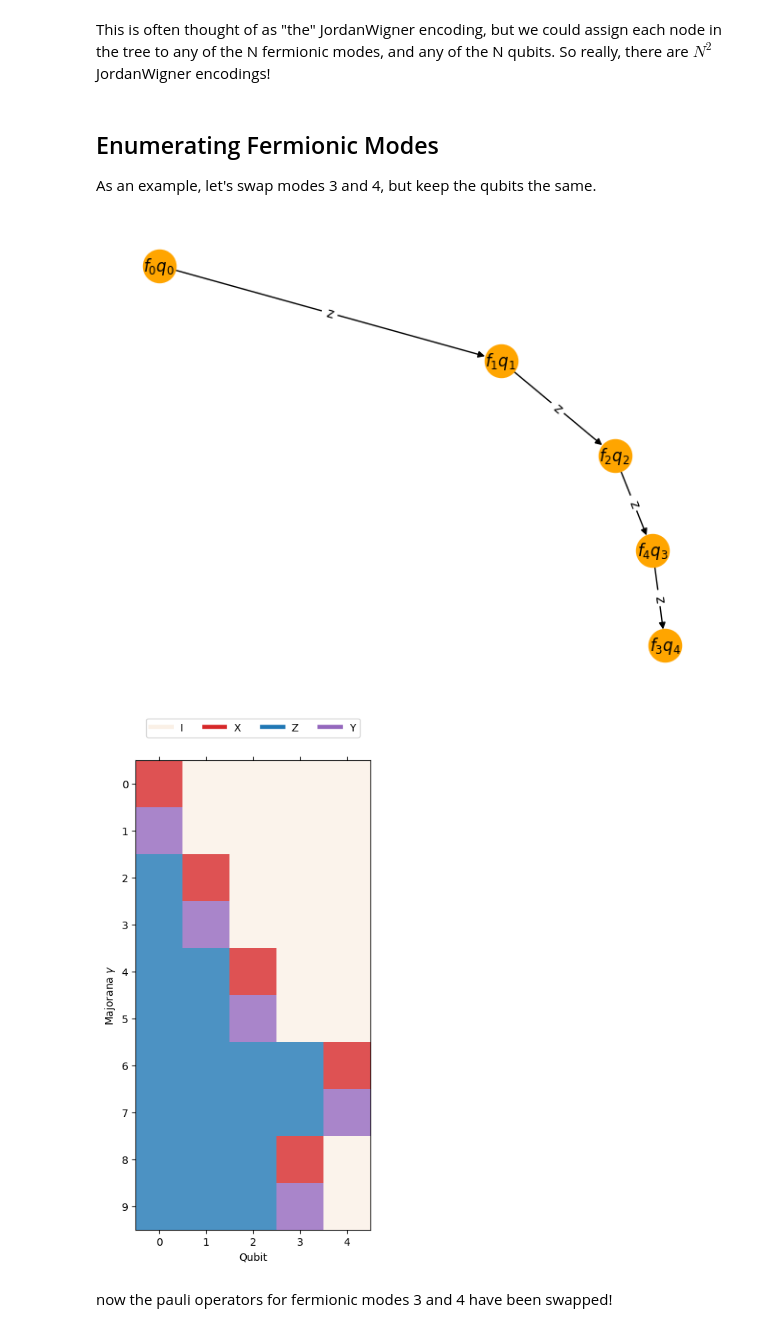
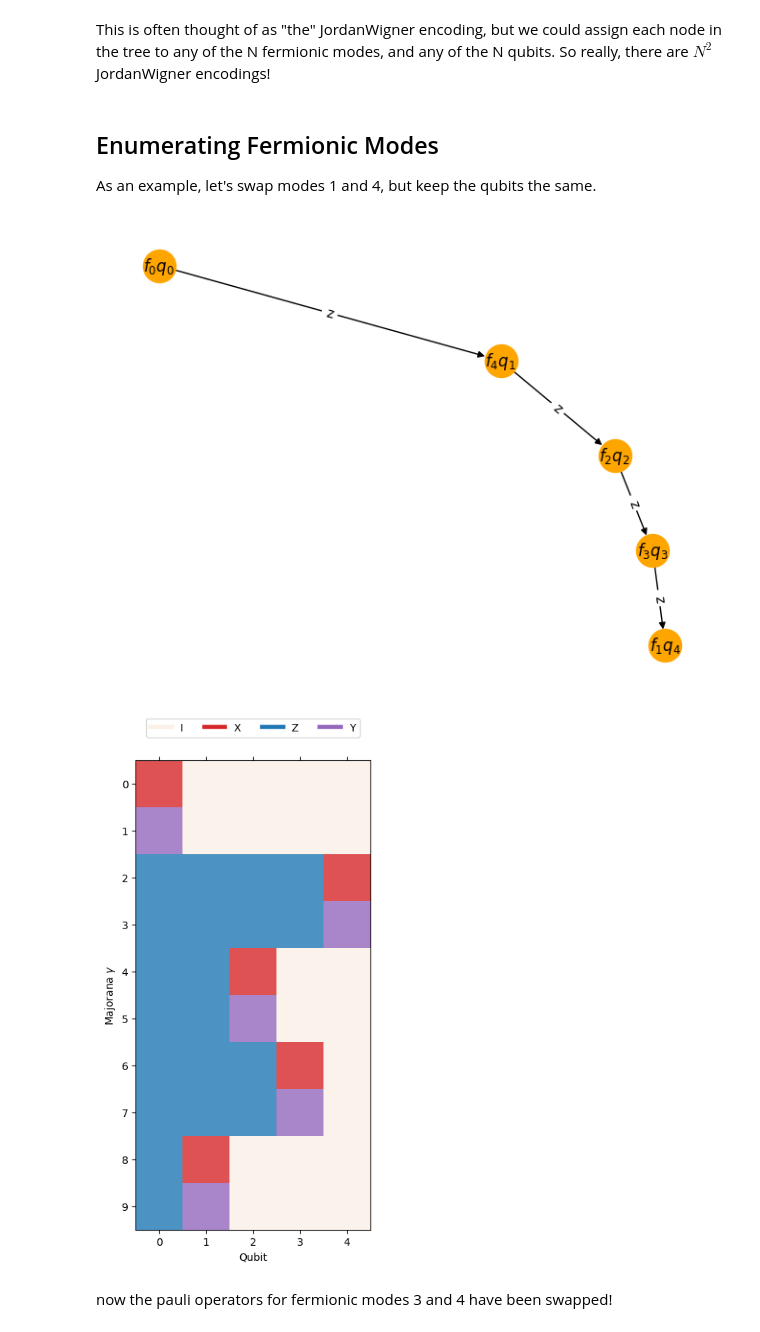
Before and after one commit to UCL-CCS/ferrmion, a Jupyter notebook: docs/source/notebooks/growing_trees.ipynb, the cells around one changed output. Drawn from its saved outputs; the diff is of its cells as text; code cells hidden in the pictures.

```diff
--- a/docs/source/notebooks/growing_trees.ipynb
+++ b/docs/source/notebooks/growing_trees.ipynb
@@ -137,16 +137,16 @@ This is often thought of as "the" JordanWigner encoding, but we could assign eac
 # %% [markdown]
 ## Enumerating Fermionic Modes
 
-As an example, let's swap modes 3 and 4, but keep the qubits the same.
+As an example, let's swap modes 1 and 4, but keep the qubits the same.
 # %%
 from ferrmion.encode import JordanWigner
 jw = JordanWigner(5)
-jw.enumeration_scheme = {'': (0, 0), 'z': (1, 1), 'zz': (2, 2), 'zzz': (4,3), 'zzzz': (3,4)}
+jw.enumeration_scheme = {'': (0, 0), 'z': (4, 1), 'zz': (2, 2), 'zzz': (3,3), 'zzzz': (1,4)}
 draw_tt(jw, enumeration_scheme=jw.enumeration_scheme)
 symplectic_matshow(jw._build_symplectic_matrix()[1])
 # %% [output]
 [figure]
-[figure, old version]
+[figure, new version]
 # %% [markdown]
 now the pauli operators for fermionic modes 3 and 4 have been swapped!
 # %% [markdown]
```
Also changed, not shown: parts of 3 cells of this notebook, 2 other files.
